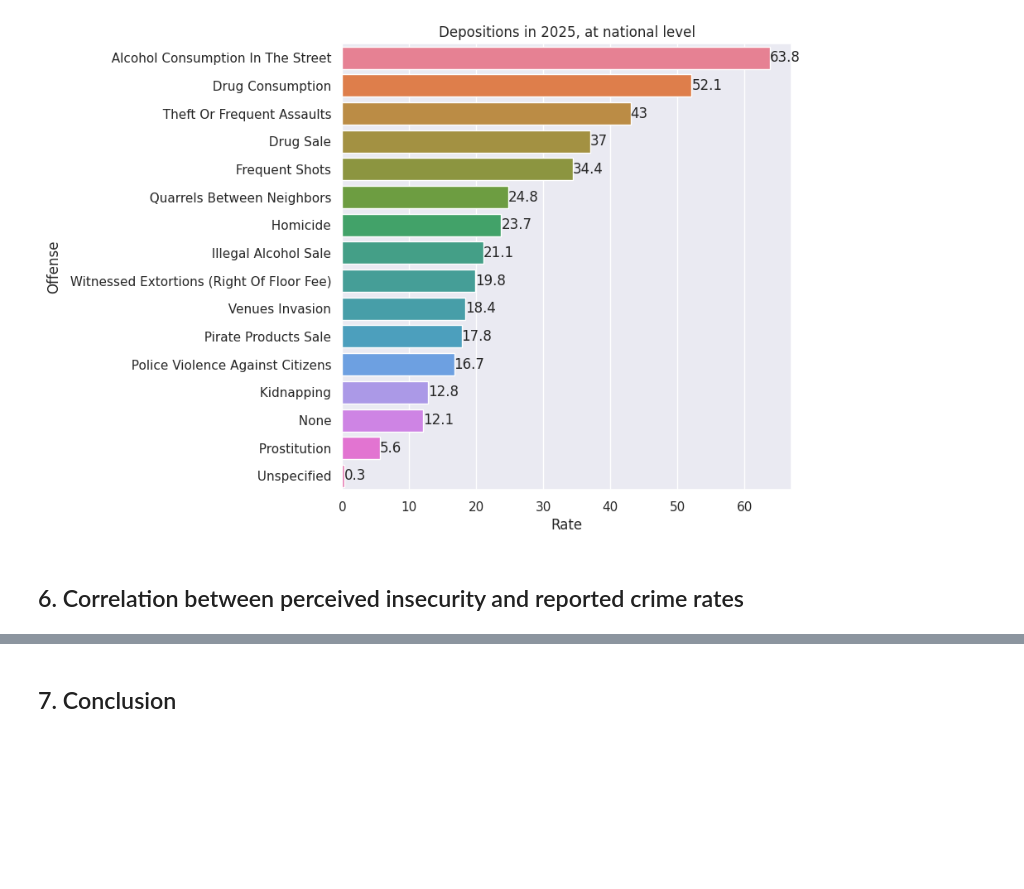
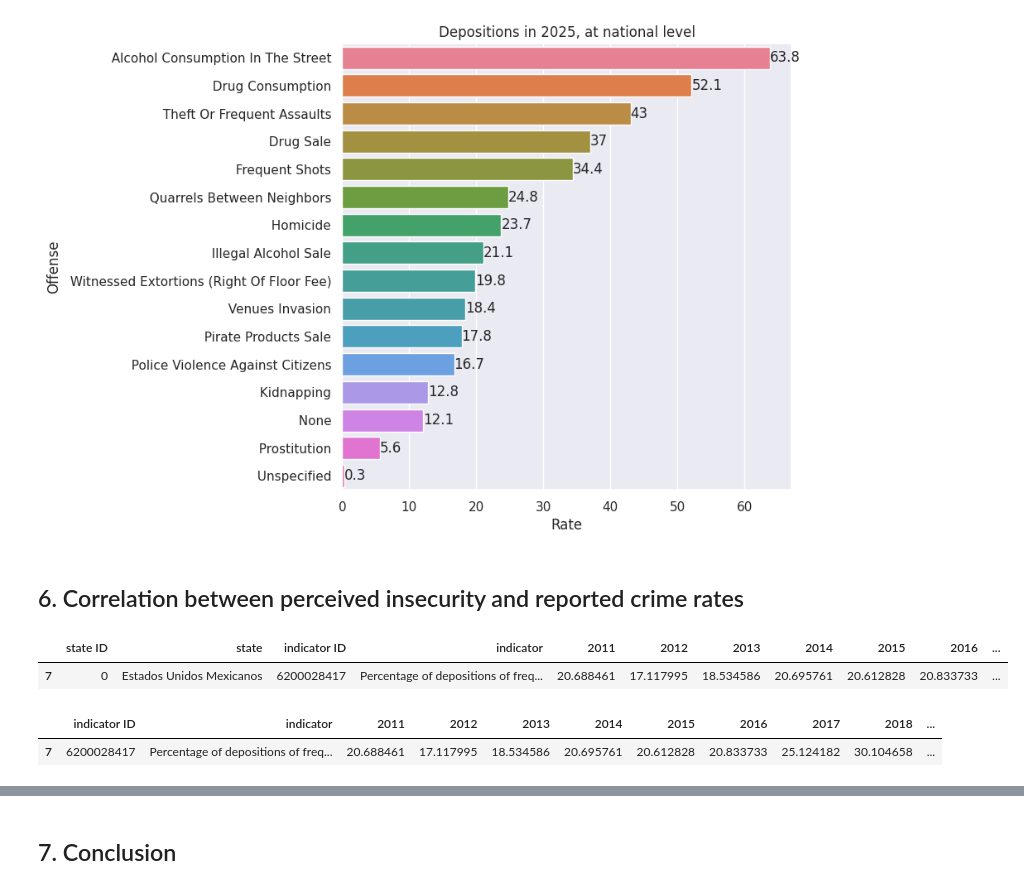
Before and after one commit to irenecelebrin/programming-for-data-analytics, a Jupyter notebook: project/project.ipynb, the cells around one changed output, grey strips where cells are left out. Saved outputs shown, nothing was run; the diff lists cells and outputs as text; code cells hidden in the pictures; blank space fills up the shorter version.

```diff
--- a/project/project.ipynb
+++ b/project/project.ipynb
@@ -1074,3 +1029,20 @@ plt.show()
 [figure]
 # %% [markdown]
 ## 6. Correlation between perceived insecurity and reported crime rates
+# %%
+# show crime rates
+all_depositions = data[(data['indicator'].str.contains('depositions of') |data['indicator'].str.contains('witnessed') ) & (data['state ID'] == 0)]
+
+all_depositions.head(1)
+# %% [output]
+|  | state ID | state | indicator ID | indicator | 2011 | 2012 | 2013 | 2014 | 2015 | 2016 | ... |
+| 7 | 0 | Estados Unidos Mexicanos | 6200028417 | Percentage of depositions of freq... | 20.688461 | 17.117995 | 18.534586 | 20.695761 | 20.612828 | 20.833733 | ... |
+# %%
+col_to_remove = ['state ID', 'state', 'unit of measure']
+
+all_depositions = all_depositions.drop(columns = col_to_remove)
+
+all_depositions.head(1)
+# %% [output]
+|  | indicator ID | indicator | 2011 | 2012 | 2013 | 2014 | 2015 | 2016 | 2017 | 2018 | ... |
+| 7 | 6200028417 | Percentage of depositions of freq... | 20.688461 | 17.117995 | 18.534586 | 20.695761 | 20.612828 | 20.833733 | 25.124182 | 30.104658 | ... |
```
Also changed, not shown: parts of 44 cells of this notebook.
